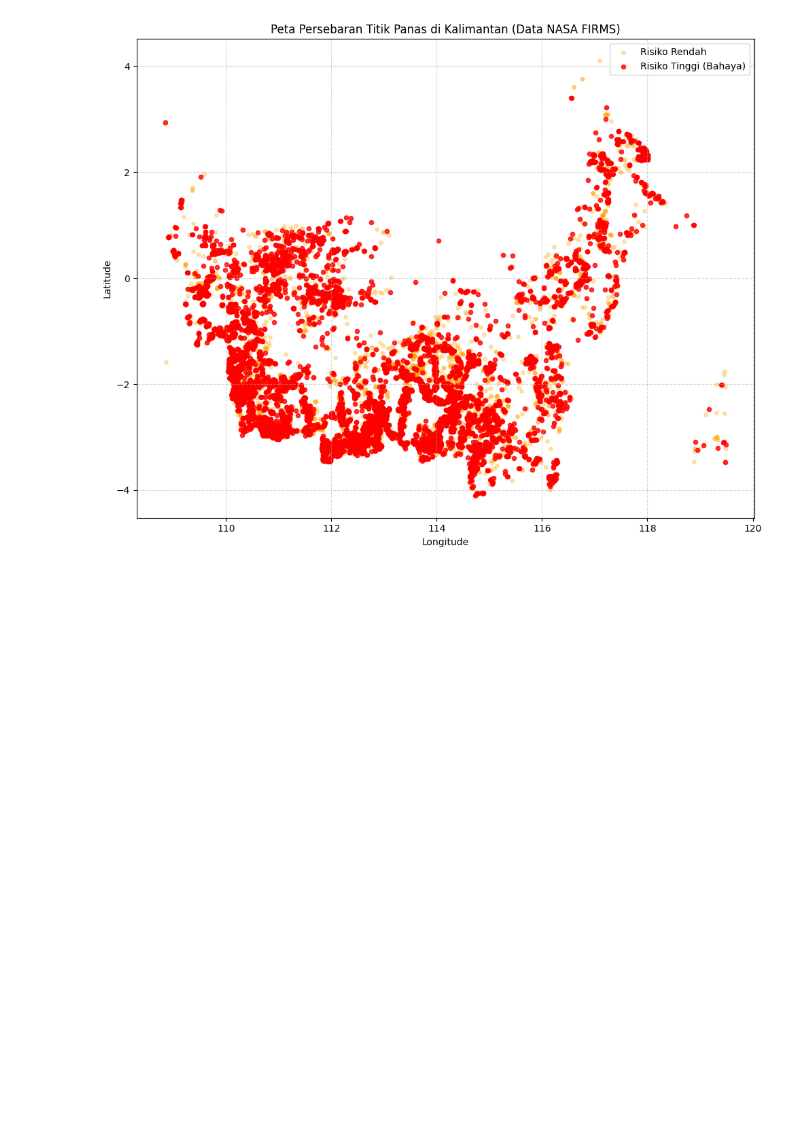
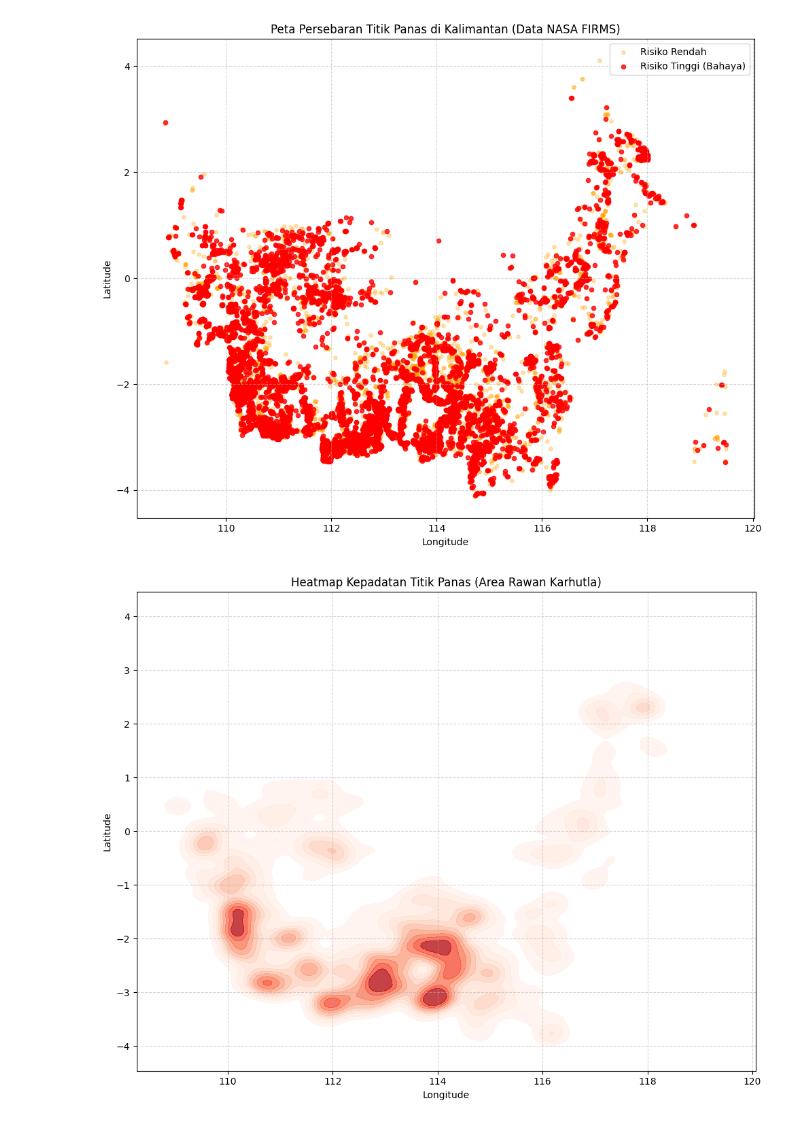
Before and after one commit to saturnsz/Karhutla-2026-machine-learning-, a Jupyter notebook: Karhutla.ipynb, the cells around one changed output. Saved outputs shown, nothing was run; the diff lists cells and outputs as text; code cells hidden in the pictures; blank space fills up the shorter version.

```diff
--- a/Karhutla.ipynb
+++ b/Karhutla.ipynb
@@ -151,3 +159,33 @@ plt.show()
 # %% [output]
 Memproses Peta...
 [figure]
+# %%
+# Load & Filter Data
+df = pd.read_csv('/content/drive/MyDrive/fire_nrt_M-C61_825606.csv')
+df_kal = df[
+    (df['latitude'] >= -4.5) & (df['latitude'] <= 4.5) &
+    (df['longitude'] >= 108.5) & (df['longitude'] <= 119.5)
+].copy()
+df_kal = df_kal[df_kal['confidence'] >= 80].copy()
+
+# Ensure datetime format
+df_kal['acq_date'] = pd.to_datetime(df_kal['acq_date'])
+
+# 1. 2D Density Map (Heatmap) for Vulnerable Areas
+plt.figure(figsize=(10, 8))
+sns.kdeplot(
+    x=df_kal['longitude'],
+    y=df_kal['latitude'],
+    cmap="Reds",
+    fill=True,
+    bw_adjust=0.5,
+    alpha=0.8
+)
+plt.title('Heatmap Kepadatan Titik Panas (Area Rawan Karhutla)')
+plt.xlabel('Longitude')
+plt.ylabel('Latitude')
+plt.grid(True, linestyle='--', alpha=0.5)
+plt.tight_layout()
+plt.show()
+# %% [output]
+[figure, added]
```
Also changed, not shown: parts of 13 cells of this notebook.
